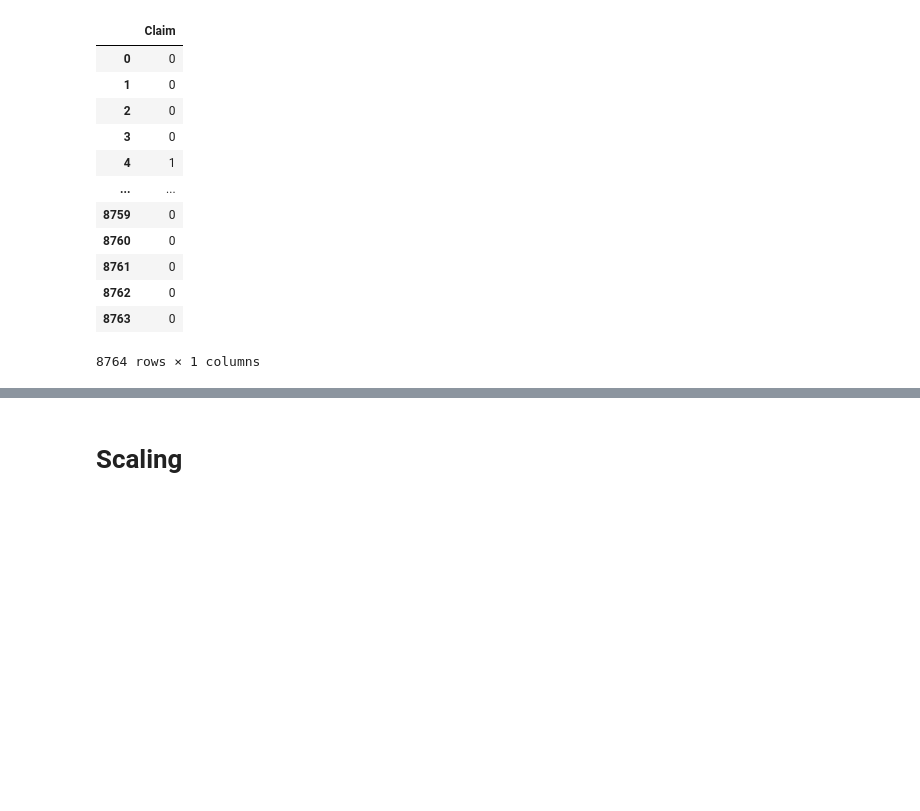
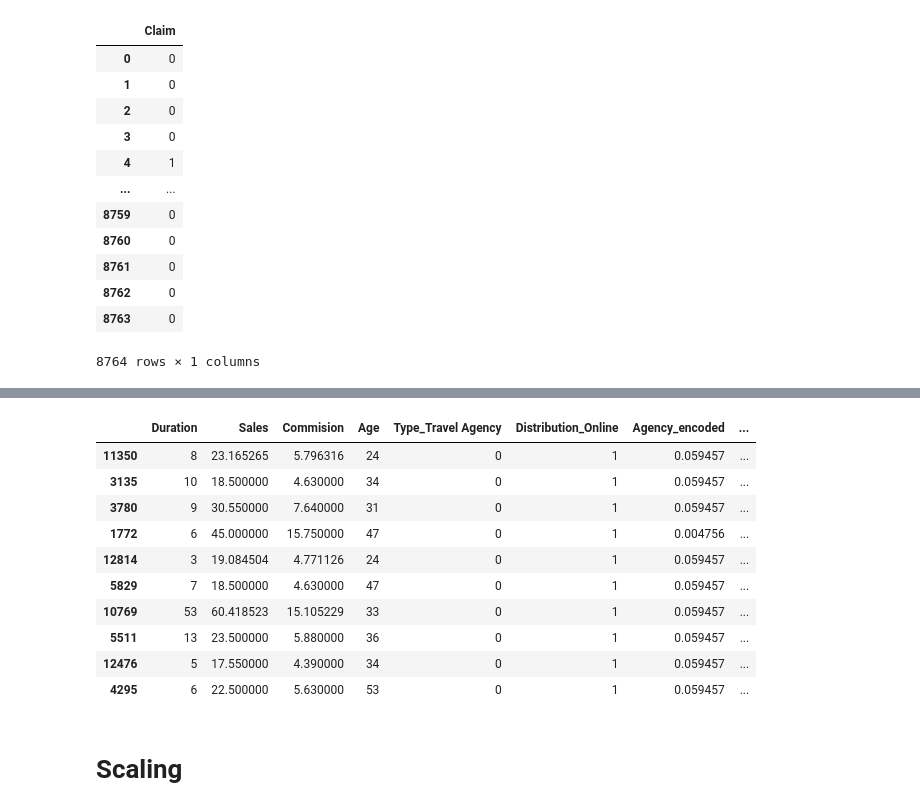
Before and after one commit to pijar2000/capstone3, a Jupyter notebook: Machine_learning.ipynb, the cells around one changed output, grey strips where cells are left out. Saved outputs shown, nothing was run; the diff lists cells and outputs as text; code cells hidden in the pictures; blank space fills up the shorter version.

```diff
--- a/Machine_learning.ipynb
+++ b/Machine_learning.ipynb
@@ -550,3 +550,5 @@ y
 | 8762 | 0 |
 | 8763 | 0 |
 8764 rows × 1 columns
+# %%
+df_smote = pd.concat([X_sm, y_sm], axis=1)
@@ -553,3 +575,18 @@ y
+# %%
+df_smote.sample(10
+            )
+# %% [output]
+|  | Duration | Sales | Commision | Age | Type_Travel Agency | Distribution_Online | Agency_encoded | ... |
+| 11350 | 8 | 23.165265 | 5.796316 | 24 | 0 | 1 | 0.059457 | ... |
+| 3135 | 10 | 18.500000 | 4.630000 | 34 | 0 | 1 | 0.059457 | ... |
+| 3780 | 9 | 30.550000 | 7.640000 | 31 | 0 | 1 | 0.059457 | ... |
+| 1772 | 6 | 45.000000 | 15.750000 | 47 | 0 | 1 | 0.004756 | ... |
+| 12814 | 3 | 19.084504 | 4.771126 | 24 | 0 | 1 | 0.059457 | ... |
+| 5829 | 7 | 18.500000 | 4.630000 | 47 | 0 | 1 | 0.059457 | ... |
+| 10769 | 53 | 60.418523 | 15.105229 | 33 | 0 | 1 | 0.059457 | ... |
+| 5511 | 13 | 23.500000 | 5.880000 | 36 | 0 | 1 | 0.059457 | ... |
+| 12476 | 5 | 17.550000 | 4.390000 | 34 | 0 | 1 | 0.059457 | ... |
+| 4295 | 6 | 22.500000 | 5.630000 | 53 | 0 | 1 | 0.059457 | ... |
 # %% [markdown]
 # **Scaling**
 # %%
```
Also changed, not shown: parts of 20 cells of this notebook, 10 other files.
